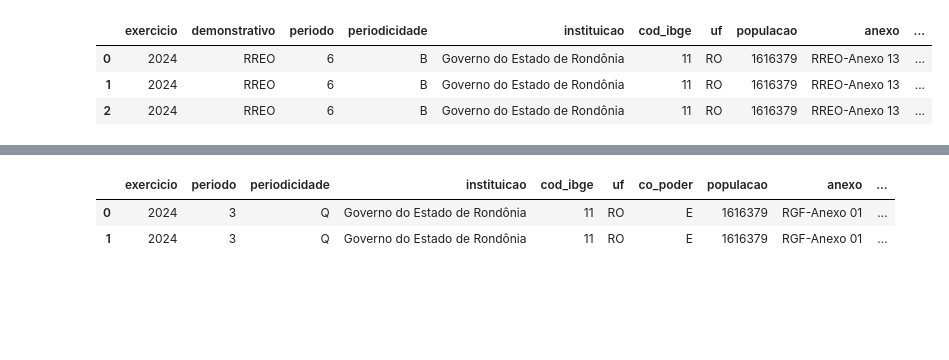
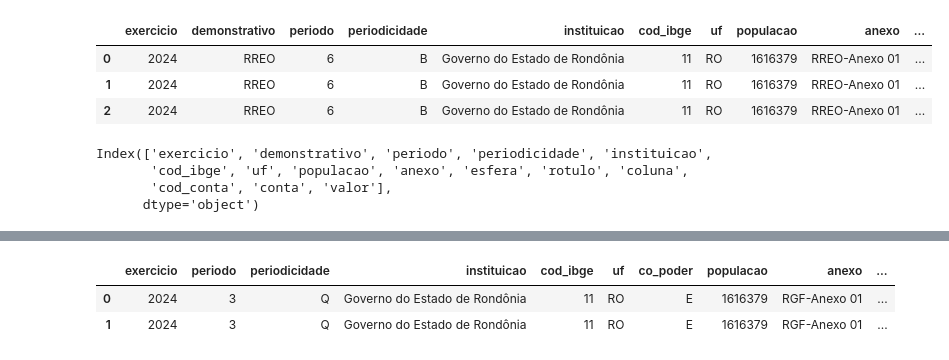
Before and after one commit to PedroJRod/api_siconfi, a Jupyter notebook: notebook.ipynb, the cells around one changed output, grey strips where cells are left out. Saved outputs shown, nothing was run; the diff lists cells and outputs as text; code cells hidden in the pictures; blank space fills up the shorter version.

```diff
--- a/notebook.ipynb
+++ b/notebook.ipynb
@@ -8,25 +8,30 @@ def RREO(an_exercicio, nr_periodo, co_tipo_demonstrativo, no_anexo, id_ente):
     if(response.status_code != 200):
             return({result:'Falhou'})
     dados = response.json()
-    return dados
+    return pd.DataFrame(dados['items'])
 # %%
-an_exercicio = "2024"
-nr_periodo = "6" #Bimestre de referência do relatório dentro de um exercício.
+an_exercicio = '2024'
+nr_periodo = '6' #Bimestre de referência do relatório dentro de um exercício.
 co_tipo_demonstrativo = "RREO"
-no_anexo = 'RREO-Anexo 13' #'RREO-Anexo 13', 'RREO-Anexo 04', 'RREO-Anexo 11', 'RREO-Anexo 09', 'RREO-Anexo 02', 'RREO-Anexo 07', 'RREO-Anexo 03', 'RREO-Anexo 14', 'RREO-Anexo 06', 'RREO-Anexo 10 - RPPS', 'RREO-Anexo 01'
-id_ente = "11" #Código IBGE do Ente.
+no_anexo = 'RREO-Anexo 01' #'RREO-Anexo 13', 'RREO-Anexo 04', 'RREO-Anexo 11', 'RREO-Anexo 09', 'RREO-Anexo 02', 'RREO-Anexo 07', 'RREO-Anexo 03', 'RREO-Anexo 14', 'RREO-Anexo 06', 'RREO-Anexo 10 - RPPS', 'RREO-Anexo 01'
+id_ente = '11' #Código IBGE do Ente.
 
 
 dados = RREO(an_exercicio, nr_periodo, co_tipo_demonstrativo, no_anexo, id_ente)
 
-dados = pd.DataFrame(dados['items'])
-
 dados.head(3)
 # %% [output]
 |  | exercicio | demonstrativo | periodo | periodicidade | instituicao | cod_ibge | uf | populacao | anexo | ... |
-| 0 | 2024 | RREO | 6 | B | Governo do Estado de Rondônia | 11 | RO | 1616379 | RREO-Anexo 13 | ... |
-| 1 | 2024 | RREO | 6 | B | Governo do Estado de Rondônia | 11 | RO | 1616379 | RREO-Anexo 13 | ... |
-| 2 | 2024 | RREO | 6 | B | Governo do Estado de Rondônia | 11 | RO | 1616379 | RREO-Anexo 13 | ... |
+| 0 | 2024 | RREO | 6 | B | Governo do Estado de Rondônia | 11 | RO | 1616379 | RREO-Anexo 01 | ... |
+| 1 | 2024 | RREO | 6 | B | Governo do Estado de Rondônia | 11 | RO | 1616379 | RREO-Anexo 01 | ... |
+| 2 | 2024 | RREO | 6 | B | Governo do Estado de Rondônia | 11 | RO | 1616379 | RREO-Anexo 01 | ... |
+# %%
+dados.columns
+# %% [output]
+Index(['exercicio', 'demonstrativo', 'periodo', 'periodicidade', 'instituicao',
+       'cod_ibge', 'uf', 'populacao', 'anexo', 'esfera', 'rotulo', 'coluna',
+       'cod_conta', 'conta', 'valor'],
+      dtype='object')
 # %%
 #RREO Anexo 01
 
```
Also changed, not shown: 1 other file.
